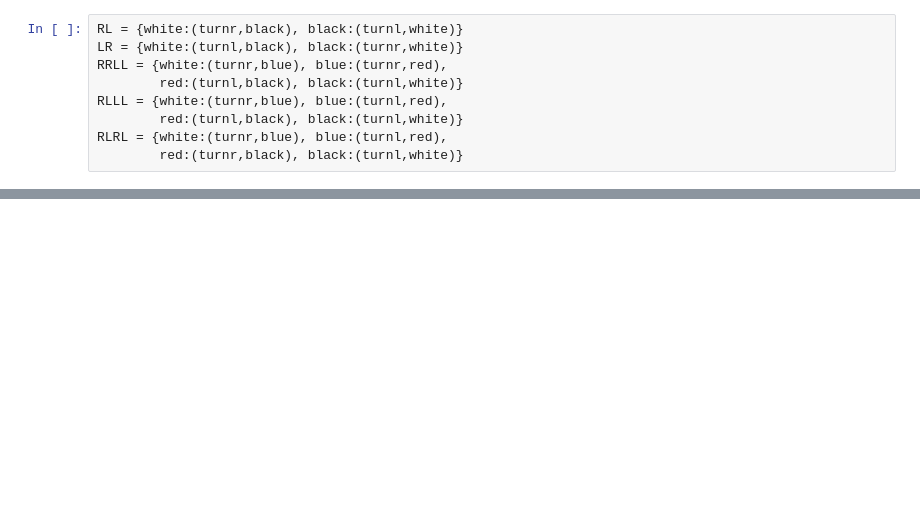
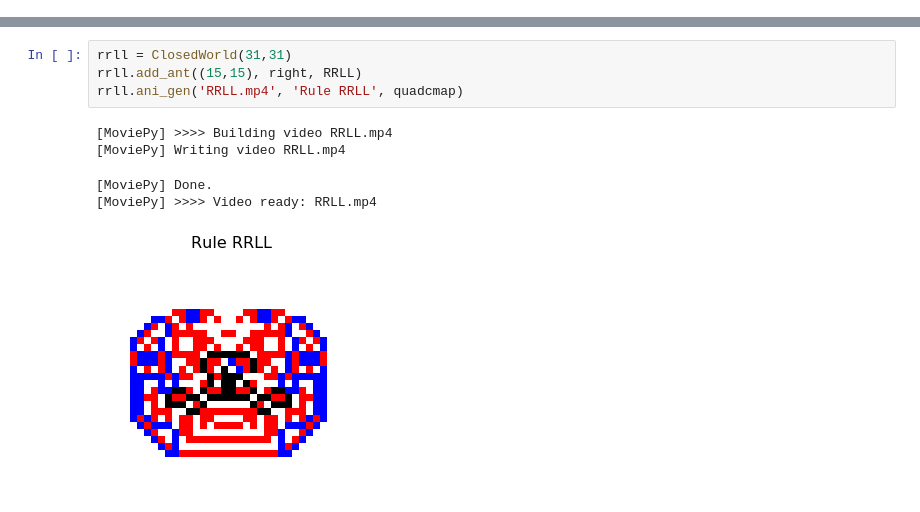
Before and after one commit to yojire/CSCS-530-Assignment3, a Jupyter notebook: main.ipynb, the cells around one changed output, grey strips where cells are left out. Cells and saved outputs as stored; diff of their text form; blank space fills up the shorter version.

```diff
--- a/main.ipynb
+++ b/main.ipynb
@@ -23,9 +0,0 @@ quadcmap = ListedColormap(['w','b','r','k'])
-# %%
-RL = {white:(turnr,black), black:(turnl,white)}
-LR = {white:(turnl,black), black:(turnr,white)}
-RRLL = {white:(turnr,blue), blue:(turnr,red),
-        red:(turnl,black), black:(turnl,white)}
-RLLL = {white:(turnr,blue), blue:(turnl,red),
-        red:(turnl,black), black:(turnl,white)}
-RLRL = {white:(turnr,blue), blue:(turnl,red),
-        red:(turnr,black), black:(turnl,white)}
@@ -186 +99,11 @@ ani_gen_closed(world1, 'wrapped.mp4', 'Wrapped World', duration = 6e2)
+# %%
+rrll = ClosedWorld(31,31)
+rrll.add_ant((15,15), right, RRLL)
+rrll.ani_gen('RRLL.mp4', 'Rule RRLL', quadcmap)
+# %% [output]
+[MoviePy] >>>> Building video RRLL.mp4
+[MoviePy] Writing video RRLL.mp4
+[MoviePy] Done.
+[MoviePy] >>>> Video ready: RRLL.mp4
+[figure, added]
 # %%
```
Also changed, not shown: parts of 28 cells of this notebook, 11 other files.
